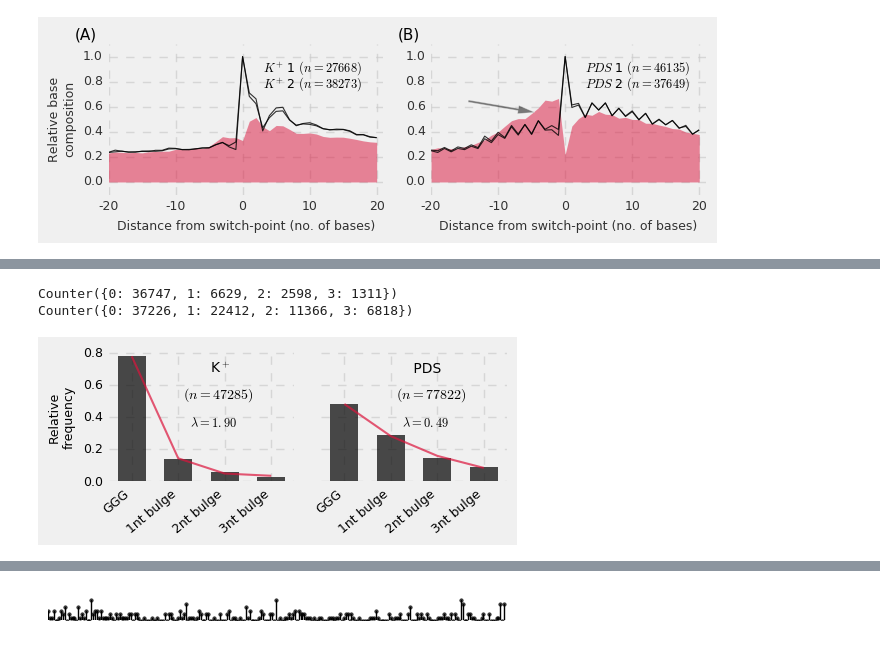
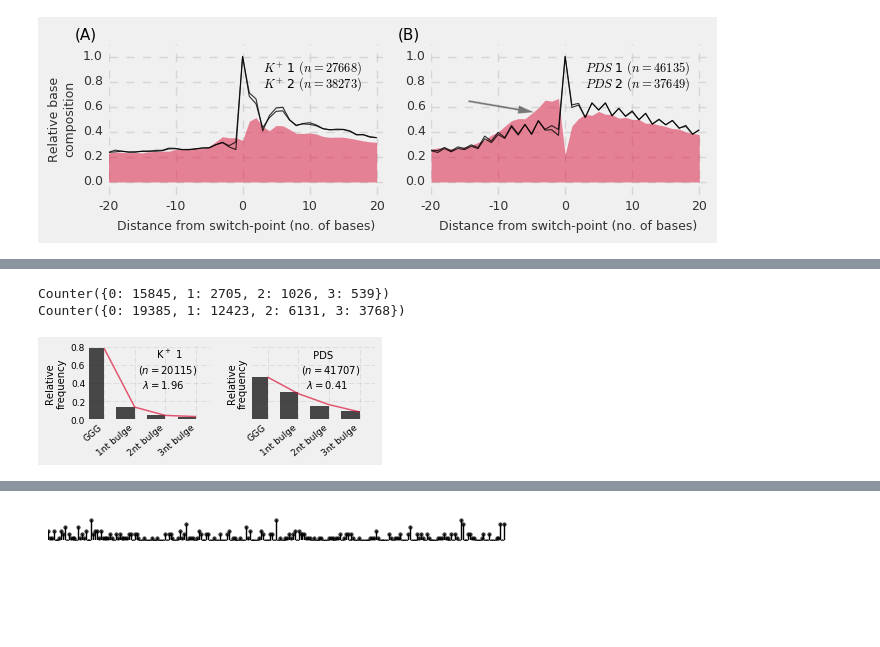
Before and after one commit to Rohit-Satyam/qg, a Jupyter notebook: OQ starts.ipynb, the cells around one changed output, grey strips where cells are left out. Cells and saved outputs as stored; diff of their text form; code cells hidden in the pictures; blank space fills up the shorter version.

```diff
--- a/OQ starts.ipynb
+++ b/OQ starts.ipynb
@@ -36,7 +45,7 @@ def get_base_counts(seq_file):
         (g_only_seq.shape[0], base_counts_g_only),
     )
 
-base_dir = './data/oq_switchpoints'
+base_dir = '../data/oq_switchpoints'
 samples =  ['Na_K_1', 'Na_K_2', 'Na_PDS_1', 'Na_PDS_2']
 
 base_counts_all = {}
@@ -194,10 +219,10 @@ samples = {
 }
 
 for sample in samples:
-    if sample != 'Na_PDS_2':
+    if sample != 'Na_K_1':
         continue
     sub_dirs = samples[sample]
-    base_dir = './data/g4_seq/reanalysis/oq_validated_bed/' + sample
+    base_dir = '../data/g4_seq/reanalysis/oq_validated_bed/' + sample
     d1, d2 = ["/".join([base_dir, x]) for x in sub_dirs]
     pre_q_files = glob.glob("%s/*pre_qual.npy" % d1) + \
                  glob.glob("%s/*pre_qual.npy" % d2)
@@ -223,6 +248,4 @@ pre_qs.shape, post_qs.shape, filters.shape
 # %%
-plt.style.use('fivethirtyeight')
-
 fig, axis = plt.subplots(2, 3, figsize=(7, 4), sharex=True, sharey=True)
 labels = [
     'No filter\n',
@@ -237,9 +260,9 @@ for l,f,r,c in zip(labels, range(1,7), [0, 0, 0, 1, 1, 1], [0, 1, 2, 0, 1, 2]):
     pre_vals = pre_qs[filters >= f]
     pos_vals = post_qs[filters >= f]
     ax.hist(pre_vals, bins=200, edgecolor='none', color='dodgerblue', alpha=0.5,
-            normed=True, label='Before switch-point')
+            normed=True, label='Before change-point')
     ax.hist(pos_vals, bins=200, edgecolor='none', color='crimson', alpha=0.6,
-            normed=True, label='After switch-point')
+            normed=True, label='After change-point')
     ax.xaxis.set_tick_params(labelsize=9)
     ax.yaxis.set_tick_params(labelsize=9)
     if r == 1:
@@ -249,12 +272,10 @@ for l,f,r,c in zip(labels, range(1,7), [0, 0, 0, 1, 1, 1], [0, 1, 2, 0, 1, 2]):
     ax.set_xlim((-1, 41))
     ax.set_ylim((0, 0.17))
     ax.text(0, 0.155, l + r"$(n=%d)$" % len(pre_vals), fontsize=9, verticalalignment='top')
-    ax.grid(which='major', linestyle='--', alpha=0.7)
-    for i in ['top', 'bottom', 'left', 'right']:
-        ax.spines[i].set_visible(False)
+    clean_axis(ax)
 axis[0, 1].legend(loc=(-0.3, 1), fontsize=9, frameon=False, ncol=2)
 fig.tight_layout()
-plt.savefig('filter_switchpoint.pdf', transparent=True, edgecolor='none')
-plt.savefig('filter_switchpoint.png', dpi=300, transparent=True, edgecolor='none')
+plt.savefig('../images/filter_switchpoint.svg', transparent=True, edgecolor='none')
+plt.savefig('../images/filter_switchpoint.png', dpi=300, transparent=True, edgecolor='none')
 plt.show()
 # %% [output]
@@ -324,13 +344,18 @@ plt.show()
 bulge_info = {}
 for sample in ['Na_K_1', 'Na_K_2', 'Na_PDS_1', 'Na_PDS_2']:
     bulge_info[sample] = []
-    json_files = glob.glob("./data/QG_OQ_bulge_loop_min_lengths/%s/*" % sample)
+    json_files = glob.glob("../data/QG_OQ_bulge_loop_min_lengths/%s/*" % sample)
     for jf in json_files:
         bulge_info[sample].extend(json.load(open(jf))[0])
 
+# merged_bulge_info = {
+#     'K': np.array(bulge_info['Na_K_1'] + bulge_info['Na_K_2'] , dtype=int),
+#     'PDS' : np.array(bulge_info['Na_PDS_1'] + bulge_info['Na_PDS_2'] , dtype=int)
+# }
+
 merged_bulge_info = {
-    'K': np.array(bulge_info['Na_K_1'] + bulge_info['Na_K_2'] , dtype=int),
-    'PDS' : np.array(bulge_info['Na_PDS_1'] + bulge_info['Na_PDS_2'] , dtype=int)
+    'K': np.array(bulge_info['Na_K_1'] , dtype=int),
+    'PDS' : np.array(bulge_info['Na_PDS_1'], dtype=int)
 }
 
 def clean_vals(a):
@@ -344,47 +369,43 @@ def get_fitted_curve(pos, vals):
         return a * np.exp(-b * x) + c
 
     popt, pcov = curve_fit(expo_func, pos, vals)
     a, b, c = popt
     fit_y = expo_func(pos, a, b, c)
     return list(fit_y), r'$\lambda=%.2f$' % b
 
 samples = ['K', 'PDS']
-names = [r'   K$^+$', ' PDS']
-fig, axis = plt.subplots(1, 2, figsize=(5, 2.3), sharex=True, sharey=True)
+names = [r'   K$^+$ 1', ' PDS']
+fig, axis = plt.subplots(1, 2, figsize=(5, 2), sharex=True, sharey=True)
 for s, r, n in zip(samples, [0, 1], names):
     ax = axis[r]
     counts = Counter(merged_bulge_info[s])
     print (counts)
     num_counts = sum(counts.values())
     pos = np.array(range(0, 4))
     vals = np.array([counts[x] for x in pos])/num_counts
     ax.bar(pos-0.3, vals, width=0.6, alpha=0.7, color='k', edgecolor='none', lw=0)
     fitted_curve, equation = get_fitted_curve(pos, vals)
     ax.plot(pos, np.array(fitted_curve), lw=1.5, color='crimson', alpha=0.7)
-    ax.xaxis.set_tick_params(labelsize=9)
-    ax.yaxis.set_tick_params(labelsize=9)
     ax.set_xticks(list(range(0, 5)))
     ax.set_xticklabels(['GGG', '1nt bulge', '2nt bulge', '3nt bulge'],
                       rotation=40, ha='right')
     ax.set_yticks([x/100 for x in range(0, 81, 20)])
     ax.set_xlim((-0.5, 3.5))
     ax.set_ylim((0, 0.81))
     ax.text(1.4, 0.68, n, fontsize=10)
     ax.text(1.1, 0.52, r"$(n=%d)$" % num_counts, fontsize=10)
-    ax.text(1.25, 0.34, equation, fontsize=9)
-    ax.grid(which='major', linestyle='--', alpha=0.7)
-    for i in ['top', 'bottom', 'left', 'right']:
-        ax.spines[i].set_visible(False)
+    ax.text(1.25, 0.34, equation, fontsize=10)
+    ax.set_ylabel('Relative\nfrequency', fontsize=10)
+    clean_axis(ax)
 
-axis[0].set_ylabel('Relative\nfrequency', fontsize=9)
 fig.tight_layout()
-plt.savefig('bulge_decay.pdf', transparent=True, edgecolor='none')
-plt.savefig('bulge_decay.png', dpi=300, transparent=True, edgecolor='none')
+plt.savefig('../images/bulge_decay.svg', transparent=True, edgecolor='none')
+plt.savefig('../images/bulge_decay.png', dpi=300, transparent=True, edgecolor='none')
 plt.show()
 # %% [output]
-Counter({0: 36747, 1: 6629, 2: 2598, 3: 1311})
-Counter({0: 37226, 1: 22412, 2: 11366, 3: 6818})
+Counter({0: 15845, 1: 2705, 2: 1026, 3: 539})
+Counter({0: 19385, 1: 12423, 2: 6131, 3: 3768})
-[figure, old version]
+[figure, new version]
 # %%
 sequences = {0: [], 1:[]}
 distances = {}
```
Also changed, not shown: parts of 11 cells of this notebook, 16 other files.
